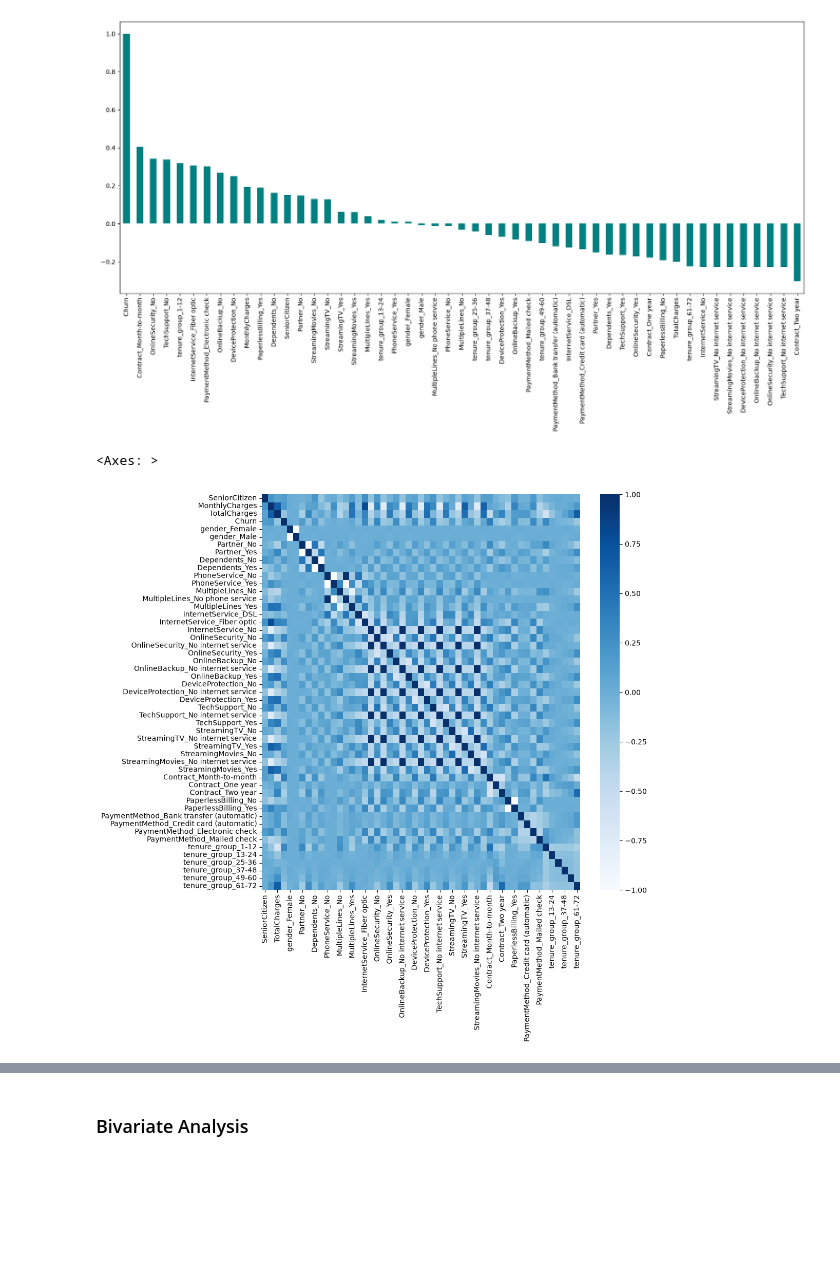
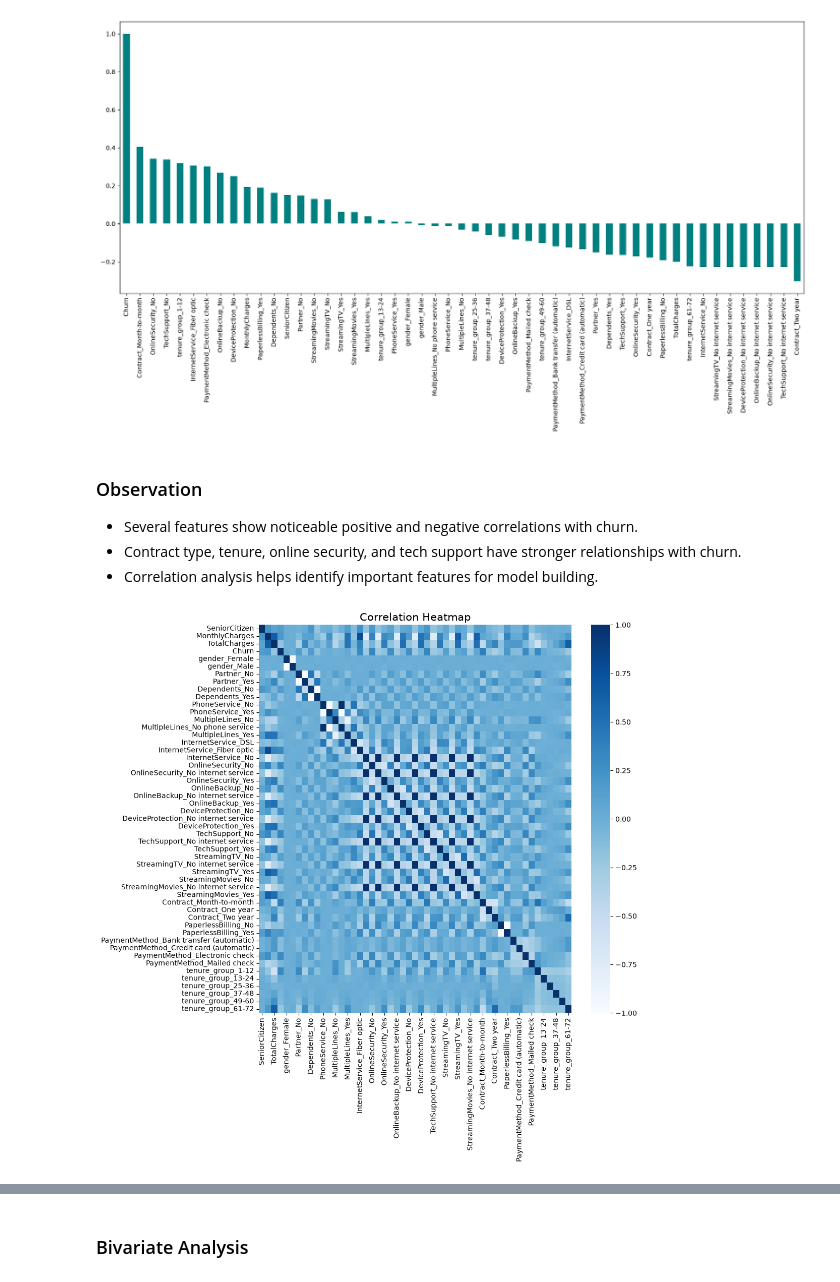
Before and after one commit to Swathi-devspace/customer-churn-prediction, a Jupyter notebook: notebooks/EDA.ipynb, the cells around one changed output, grey strips where cells are left out. Saved outputs shown, nothing was run; the diff lists cells and outputs as text; code cells hidden in the pictures; blank space fills up the shorter version.

```diff
--- a/notebooks/EDA.ipynb
+++ b/notebooks/EDA.ipynb
@@ -347,9 +403,15 @@ telco_data_dummies.corr()['Churn'].sort_values(ascending=False).plot(kind='bar',
 # %% [output]
 <Axes: >
 [figure]
+# %% [markdown]
+### Observation
+- Several features show noticeable positive and negative correlations with churn.
+- Contract type, tenure, online security, and tech support have stronger relationships with churn.
+- Correlation analysis helps identify important features for model building.
 # %%
 plt.figure(figsize=(10,10))
-sns.heatmap(telco_data_dummies.corr(),cmap='Blues')
+sns.heatmap(telco_data_dummies.corr(),cmap='Blues',center=0)
+plt.title("Correlation Heatmap",fontsize=15)
+plt.show()
 # %% [output]
-<Axes: >
-[figure, old version]
+[figure, new version]
```
Also changed, not shown: parts of 14 cells of this notebook, 6 other files.
